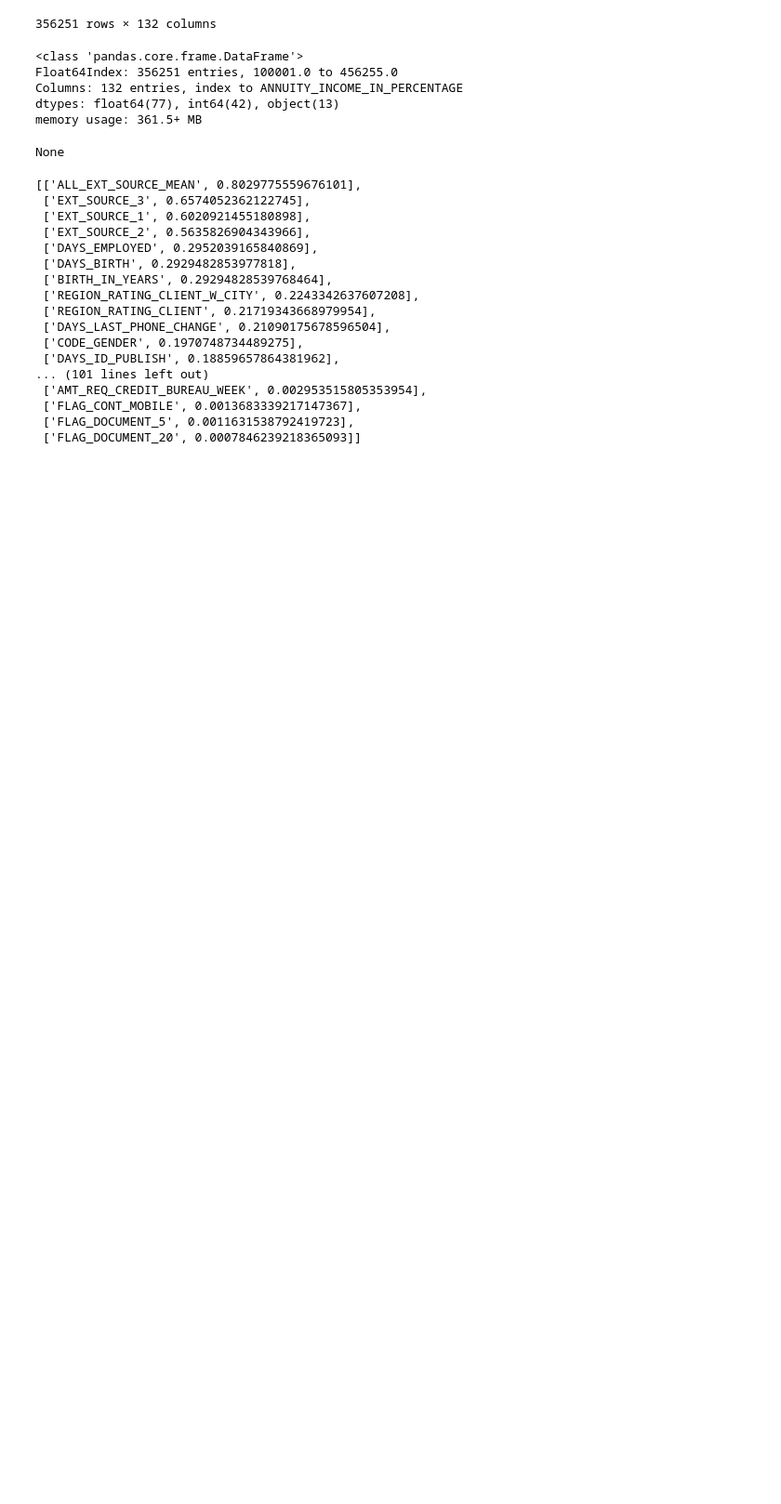
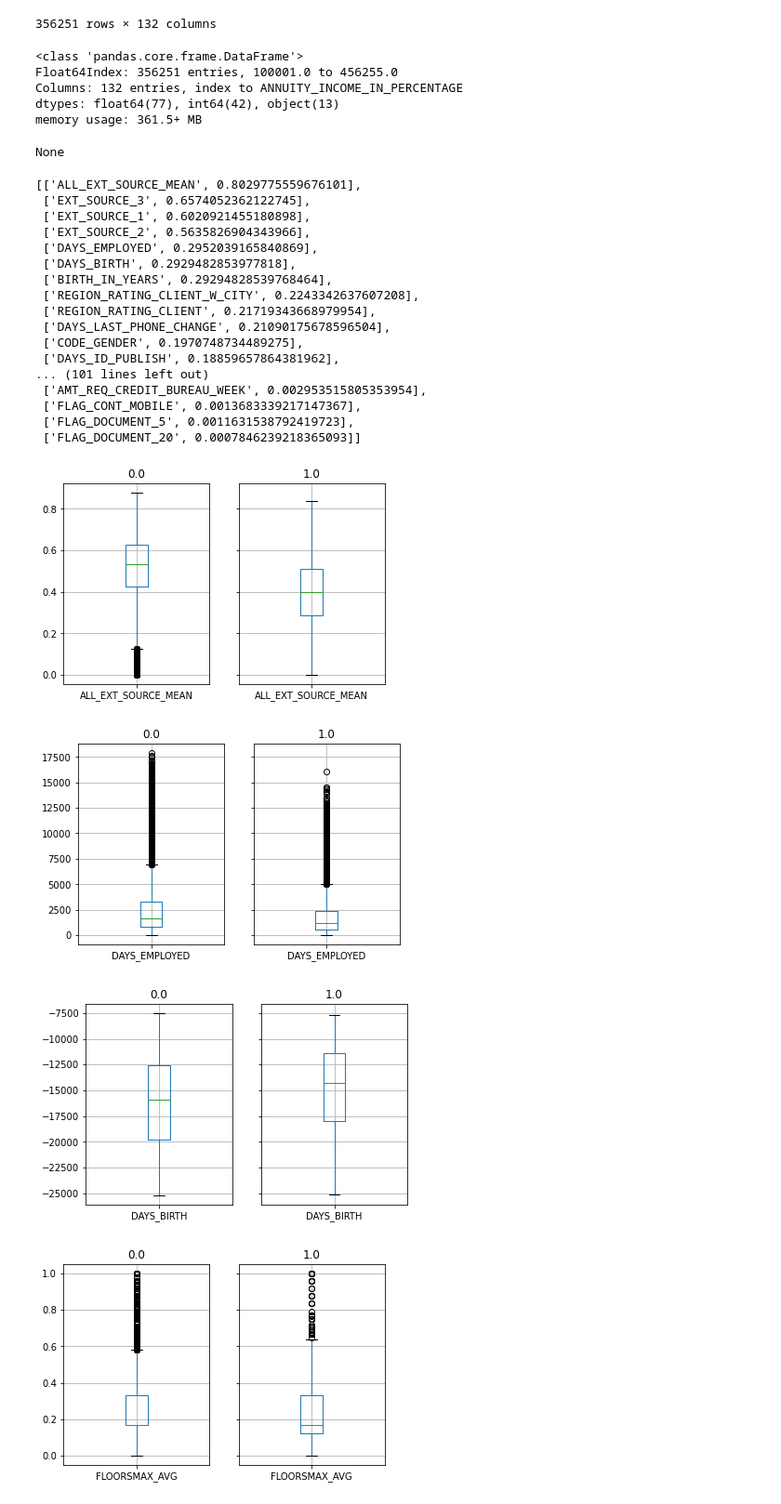
Before and after one commit to DSEI21000-S21/project-home-credit, a Jupyter notebook: experiments/amauris/Model.ipynb, the cells around one changed output. Shown at 93% size. Saved outputs shown, nothing was run; the diff lists cells and outputs as text; code cells hidden in the pictures; blank space fills up the shorter version.

Commit message:
Adding box plot comparison

```diff
--- a/experiments/amauris/Model.ipynb
+++ b/experiments/amauris/Model.ipynb
@@ -149,4 +150,16 @@ sorted_biggest_distribution_features
  ['FLAG_CONT_MOBILE', 0.0013683339217147367],
  ['FLAG_DOCUMENT_5', 0.0011631538792419723],
  ['FLAG_DOCUMENT_20', 0.0007846239218365093]]
+# %%
+for column_tuple in sorted_biggest_distribution_features[:15]:
+    column_name = column_tuple[0]
+    if column_name in ['ALL_EXT_SOURCE_MEAN', 'DAYS_EMPLOYED', 'DAYS_BIRTH', 'FLOORSMAX_AVG']:
+        axes = df[['TARGET', column_name]].groupby('TARGET').boxplot(column=column_name)
+        fig = axes[0].get_figure()
+    #fig.suptitle('test')
+# %% [output]
+[figure, added]
+[figure, added]
+[figure, added]
+[figure, added]
 # %%
```
Also changed, not shown: parts of 7 cells of this notebook, 1 other file.
